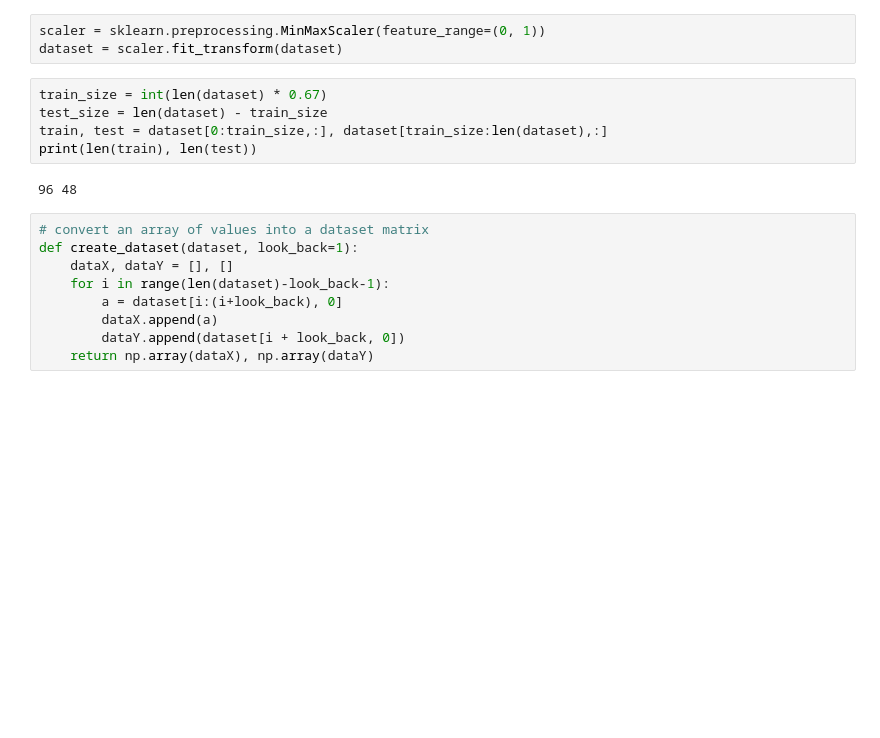
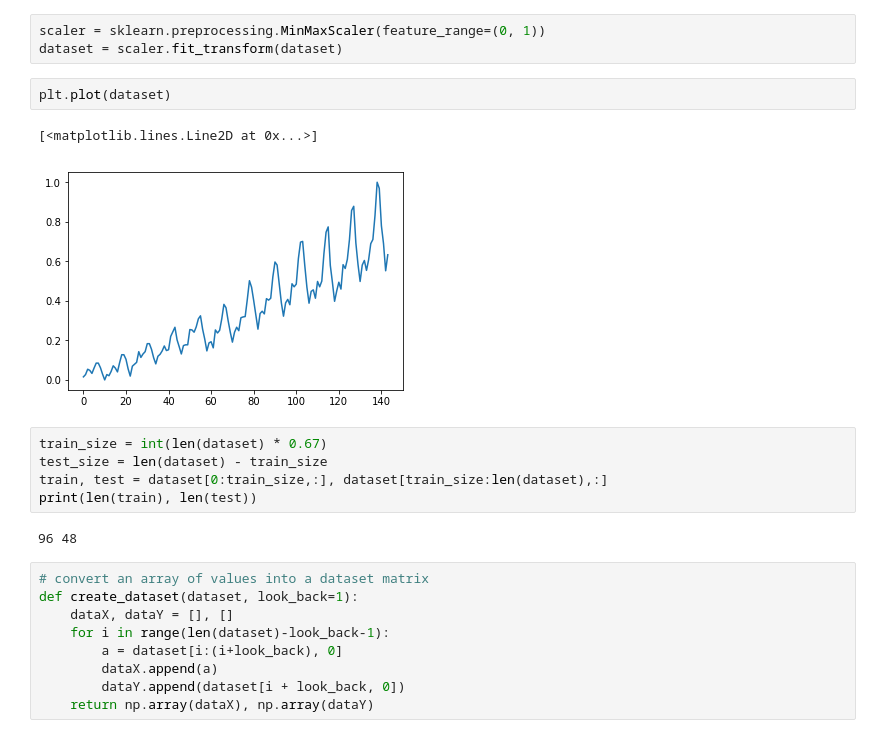
Before and after one commit to yang-zhang/deep-learning, a Jupyter notebook: keras_time_series_original.ipynb, the cells around one changed output. Cells and saved outputs as stored; diff of their text form; blank space fills up the shorter version.

```diff
--- a/keras_time_series_original.ipynb
+++ b/keras_time_series_original.ipynb
@@ -11,6 +24,11 @@ dataset = dataset.astype('float32')
 # %%
 scaler = sklearn.preprocessing.MinMaxScaler(feature_range=(0, 1))
 dataset = scaler.fit_transform(dataset)
+# %%
+plt.plot(dataset)
+# %% [output]
+[<matplotlib.lines.Line2D at 0x...>]
+[figure, added]
 # %%
 train_size = int(len(dataset) * 0.67)
 test_size = len(dataset) - train_size
```
Also changed, not shown: parts of 19 cells of this notebook, 3 other files.
